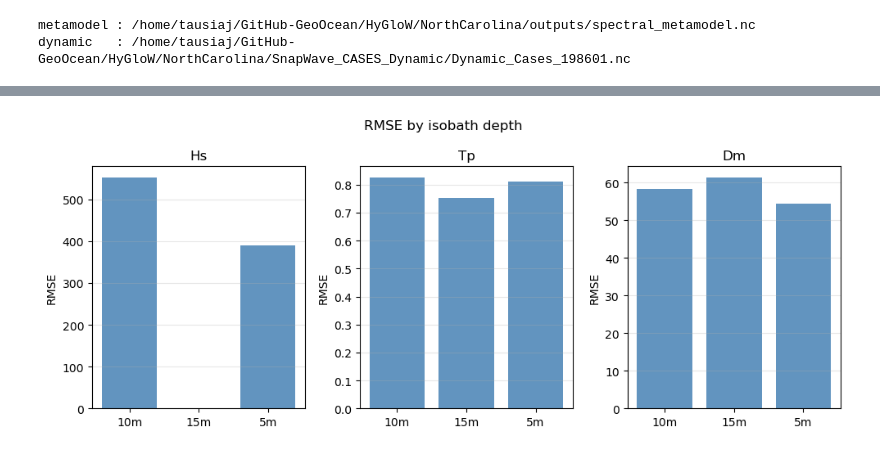
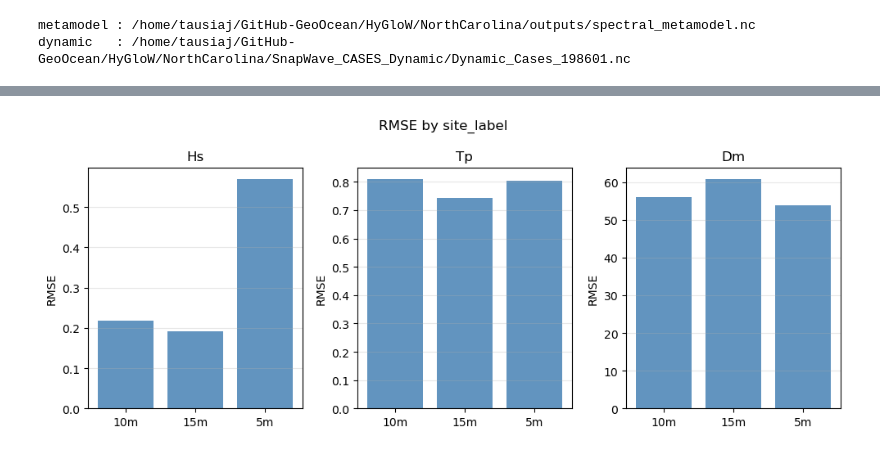
Before and after one commit to GeoOcean/HyGloW, a Jupyter notebook: NorthCarolina/05_Validate_Metamodel.ipynb, the cells around one changed output, grey strips where cells are left out. Saved outputs shown, nothing was run; the diff lists cells and outputs as text; code cells hidden in the pictures.

```diff
--- a/NorthCarolina/05_Validate_Metamodel.ipynb
+++ b/NorthCarolina/05_Validate_Metamodel.ipynb
@@ -71,3 +91,3 @@ val.plot_timeseries(meta, dynamic, site);
 # %%
-val.plot_metrics_by_depth(meta, dynamic, metric="rmse");
+val.plot_metrics_by_label(meta, dynamic, metric="rmse");
 # %% [output]
@@ -75,7 +95,7 @@ val.plot_metrics_by_depth(meta, dynamic, metric="rmse");
 INFO:matplotlib.category:Using categorical units to plot a list of strings that are all parsable as floats or dates. If these strings should be plotted as numbers, cast to the appropriate data type be ...
 INFO:matplotlib.category:Using categorical units to plot a list of strings that are all parsable as floats or dates. If these strings should be plotted as numbers, cast to the appropriate data type be ...
 INFO:matplotlib.category:Using categorical units to plot a list of strings that are all parsable as floats or dates. If these strings should be plotted as numbers, cast to the appropriate data type be ...
 INFO:matplotlib.category:Using categorical units to plot a list of strings that are all parsable as floats or dates. If these strings should be plotted as numbers, cast to the appropriate data type be ...
 INFO:matplotlib.category:Using categorical units to plot a list of strings that are all parsable as floats or dates. If these strings should be plotted as numbers, cast to the appropriate data type be ...
 INFO:matplotlib.category:Using categorical units to plot a list of strings that are all parsable as floats or dates. If these strings should be plotted as numbers, cast to the appropriate data type be ...
-[figure, old version]
+[figure, new version]
```
Also changed, not shown: parts of 8 cells of this notebook, 8 other files.
